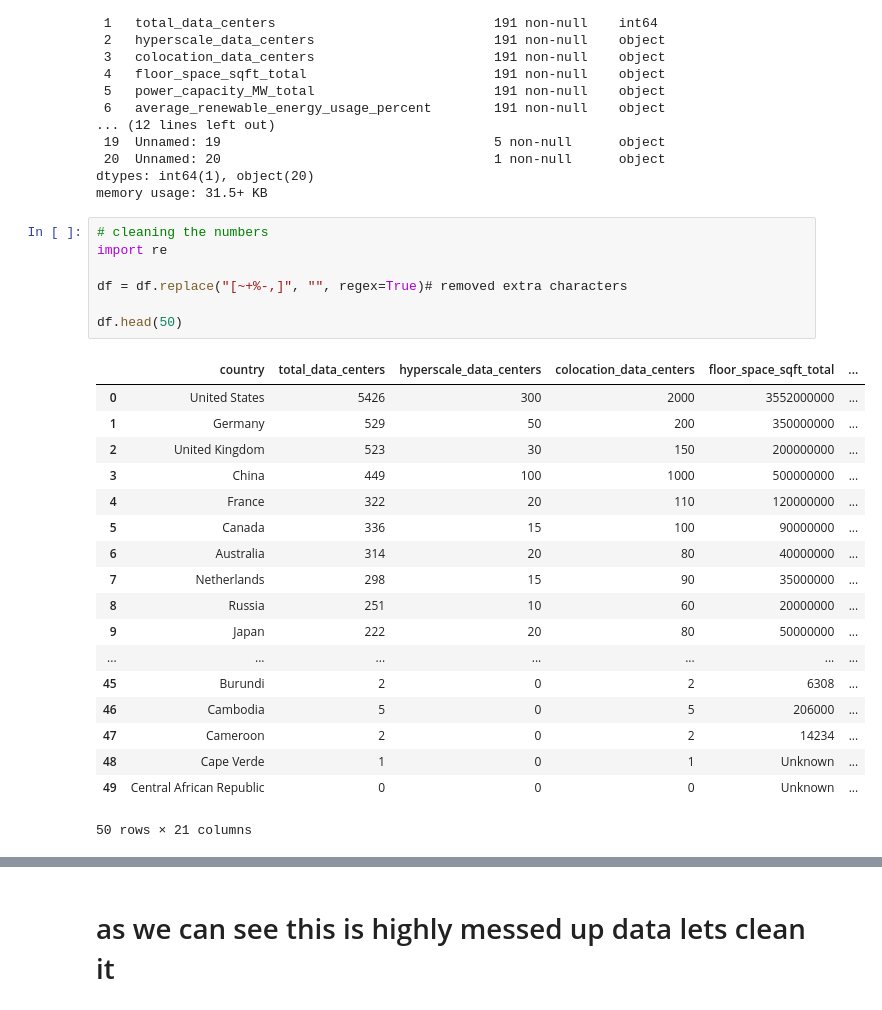
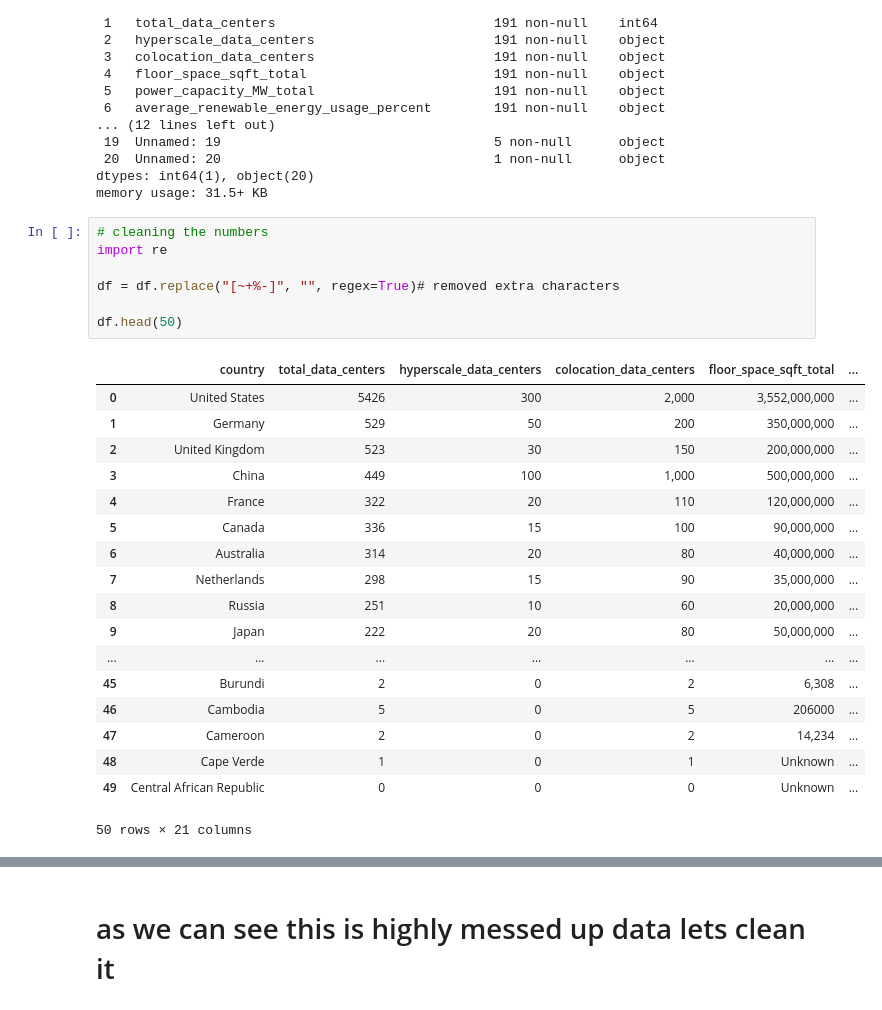
Before and after one commit to thashesh/global_data_center, a Jupyter notebook: cleaning.ipynb, the cells around one changed output, grey strips where cells are left out. Cells and saved outputs as stored; diff of their text form.

```diff
--- a/cleaning.ipynb
+++ b/cleaning.ipynb
@@ -38,26 +38,26 @@ memory usage: 31.5+ KB
 # %%
 # cleaning the numbers
 import re
 
-df = df.replace("[~+%-,]", "", regex=True)# removed extra characters
+df = df.replace("[~+%-]", "", regex=True)# removed extra characters
 
 df.head(50)
 # %% [output]
 |  | country | total_data_centers | hyperscale_data_centers | colocation_data_centers | floor_space_sqft_total | ... |
-| 0 | United States | 5426 | 300 | 2000 | 3552000000 | ... |
-| 1 | Germany | 529 | 50 | 200 | 350000000 | ... |
-| 2 | United Kingdom | 523 | 30 | 150 | 200000000 | ... |
-| 3 | China | 449 | 100 | 1000 | 500000000 | ... |
-| 4 | France | 322 | 20 | 110 | 120000000 | ... |
-| 5 | Canada | 336 | 15 | 100 | 90000000 | ... |
-| 6 | Australia | 314 | 20 | 80 | 40000000 | ... |
-| 7 | Netherlands | 298 | 15 | 90 | 35000000 | ... |
-| 8 | Russia | 251 | 10 | 60 | 20000000 | ... |
-| 9 | Japan | 222 | 20 | 80 | 50000000 | ... |
+| 0 | United States | 5426 | 300 | 2,000 | 3,552,000,000 | ... |
+| 1 | Germany | 529 | 50 | 200 | 350,000,000 | ... |
+| 2 | United Kingdom | 523 | 30 | 150 | 200,000,000 | ... |
+| 3 | China | 449 | 100 | 1,000 | 500,000,000 | ... |
+| 4 | France | 322 | 20 | 110 | 120,000,000 | ... |
+| 5 | Canada | 336 | 15 | 100 | 90,000,000 | ... |
+| 6 | Australia | 314 | 20 | 80 | 40,000,000 | ... |
+| 7 | Netherlands | 298 | 15 | 90 | 35,000,000 | ... |
+| 8 | Russia | 251 | 10 | 60 | 20,000,000 | ... |
+| 9 | Japan | 222 | 20 | 80 | 50,000,000 | ... |
 | ... | ... | ... | ... | ... | ... | ... |
-| 45 | Burundi | 2 | 0 | 2 | 6308 | ... |
+| 45 | Burundi | 2 | 0 | 2 | 6,308 | ... |
 | 46 | Cambodia | 5 | 0 | 5 | 206000 | ... |
-| 47 | Cameroon | 2 | 0 | 2 | 14234 | ... |
+| 47 | Cameroon | 2 | 0 | 2 | 14,234 | ... |
 | 48 | Cape Verde | 1 | 0 | 1 | Unknown | ... |
 | 49 | Central African Republic | 0 | 0 | 0 | Unknown | ... |
 50 rows × 21 columns
```
Also changed, not shown: parts of 6 cells of this notebook.
